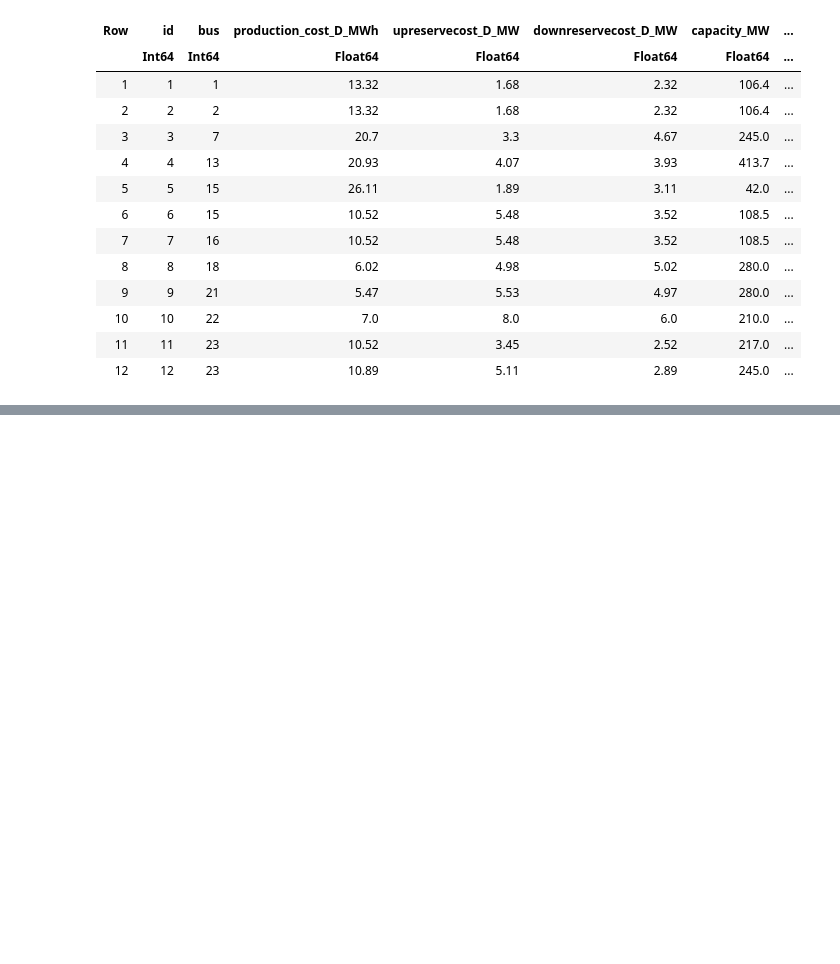
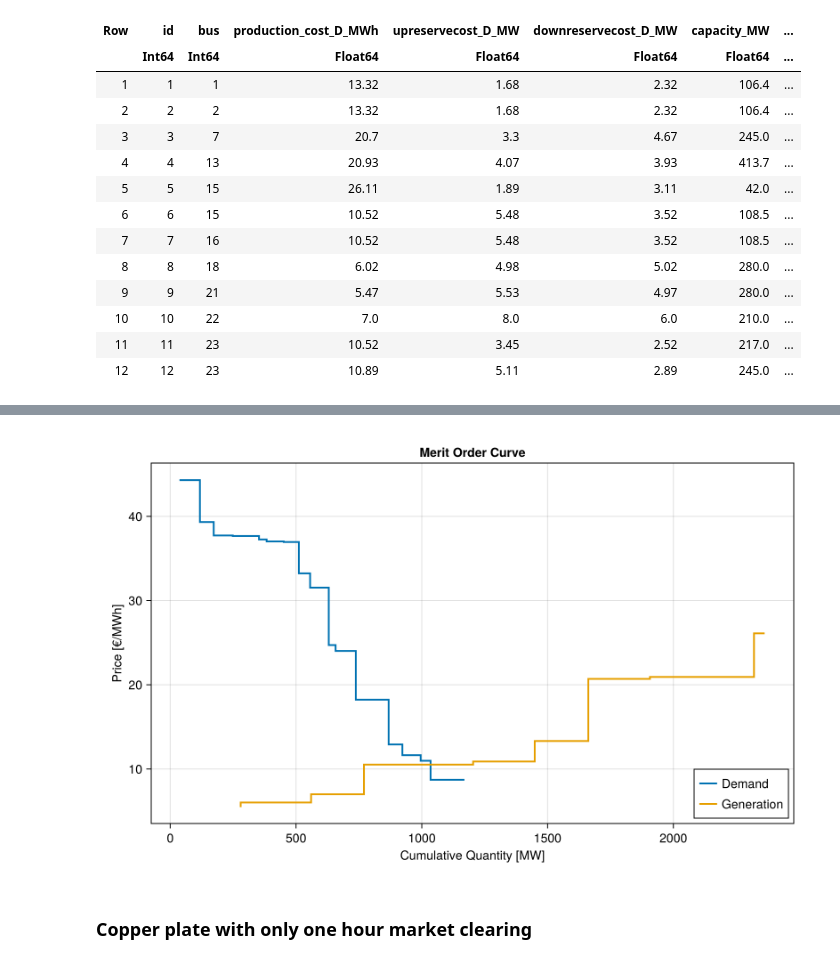
Before and after one commit to langestefan/DTUElectricityMarkets2025, a Jupyter notebook: assignment1/assignment1.ipynb, the cells around one changed output, grey strips where cells are left out. Cells and saved outputs as stored; diff of their text form; code cells hidden in the pictures; blank space fills up the shorter version.

```diff
--- a/assignment1/assignment1.ipynb
+++ b/assignment1/assignment1.ipynb
@@ -142,0 +157,3 @@ plot_demands(generation_wind[20:43, ["V6","V7","V13"]]; colors=[:red, :blue,:gre
+# %%
+demand_prices = prepare_demand_pricing(parse.(Int, names(demands)))
+first(demand_prices, 5)
@@ -142,0 +191,17 @@ plot_demands(generation_wind[20:43, ["V6","V7","V13"]]; colors=[:red, :blue,:gre
+# %%
+hour = 1
+
+demand_cost = Dict(demand_prices.bus .=> demand_prices.price)
+generation_cost = Dict(generation_fixed.bus .=> generation_fixed.production_cost_D_MWh)
+
+# `demand_bids`: Vector of (quantity, price) tuples for demand (unsorted).
+demand_bids = [(demand, price) for (demand, price) in zip(demands[hour, :], demand_prices.price)]
+
+# `generation_bids`: Vector of (quantity, price) tuples for generation (unsorted).
+generation_bids = [(generation, price) for (generation, price) in zip(generation_fixed.capacity_MW, generation_fixed.production_cost_D_MWh)]
+
+fig = plot_merit_order(demand_bids, generation_bids)
+# %% [output]
+[figure, added]
+# %% [markdown]
+### Copper plate with only one hour market clearing
```
Also changed, not shown: parts of 14 cells of this notebook, 9 other files.
